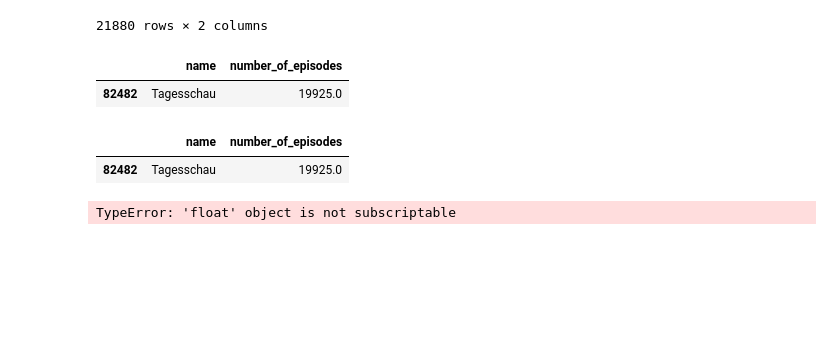
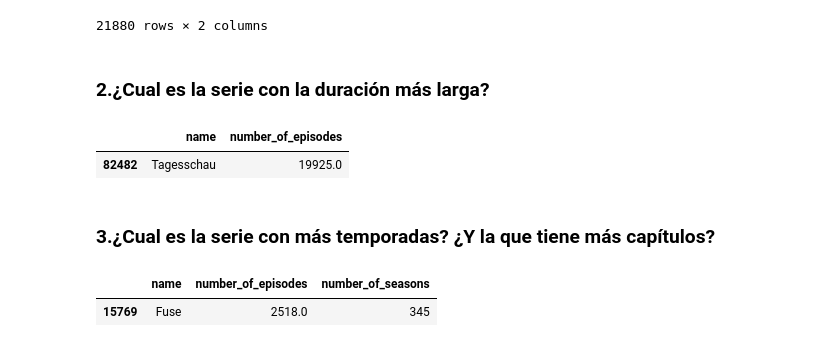
Before and after one commit to GammaTechData/Challenge-3_Limpieza-con-Pandas, a Jupyter notebook: main.ipynb, the cells around one changed output. Saved outputs shown, nothing was run; the diff lists cells and outputs as text; code cells hidden in the pictures; blank space fills up the shorter version.

```diff
--- a/main.ipynb
+++ b/main.ipynb
@@ -296,4 +298,6 @@ tvs_df.loc[(tvs_df["number_of_episodes"]==tvs_df['number_of_episodes'].min()),["
 | 150799 | Turkey: Empire of Erdogan | 1.0 |
 | 150800 | Woooooo! Becoming Ric Flair | 1.0 |
 21880 rows × 2 columns
+# %% [markdown]
+### 2.¿Cual es la serie con la duración más larga?
 # %%
@@ -302,18 +306,11 @@ tvs_df.loc[(tvs_df["number_of_episodes"]==tvs_df['number_of_episodes'].max()),["
 # %% [output]
 |  | name | number_of_episodes |
 | 82482 | Tagesschau | 19925.0 |
+# %% [markdown]
+### 3.¿Cual es la serie con más temporadas? ¿Y la que tiene más capítulos?
 # %%
-#¿Cual es la serie con más temporadas? ¿Y la que tiene más capítulos?
-tvs_df.loc[(tvs_df["number_of_episodes"]==tvs_df['number_of_episodes'].max()),["name", "number_of_episodes"]]
+
+tvs_df.loc[(tvs_df["number_of_seasons"]==tvs_df['number_of_seasons'].max()),["name", "number_of_episodes",'number_of_seasons']]
 # %% [output]
-|  | name | number_of_episodes |
-| 82482 | Tagesschau | 19925.0 |
+|  | name | number_of_episodes | number_of_seasons |
+| 15769 | Fuse | 2518.0 | 345 |
-# %%
-#¿Cual es el género más estrenado para cada mes y año?
-#tvs_df['fecha_inicio'] =  pd.to_datetime(tvs_df['first_air_date'], format="%Y/%m/%d")
-#tvs_df['last_air_date']  = tvs_df['last_air_date']..split(' ').apply(lambda x: x[0])
-#tvs_df['fecha_fin'] =  pd.to_datetime(tvs_df['last_air_date'], format="%Y/%m/%d")
-tvs_df['fecha_fin'] = tvs_df['last_air_date'].str.split('').apply(lambda x: x[0] )#if len(x) > 1 else x)
-tvs_df['fecha_fin'].sample(3)
-# %% [output]
-TypeError: 'float' object is not subscriptable
```
Also changed, not shown: parts of 39 cells of this notebook, 1 other file.
